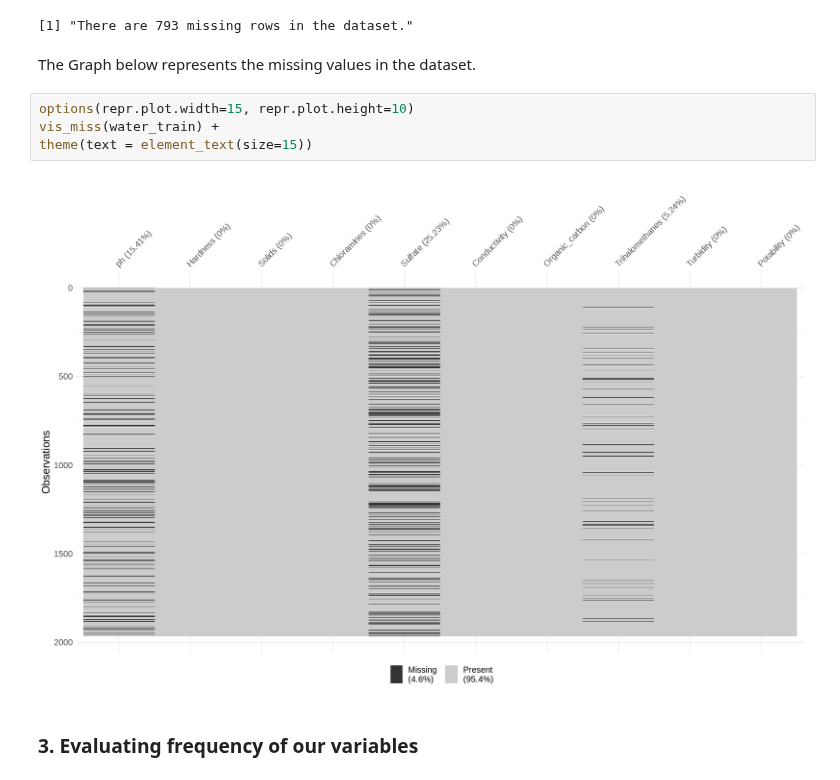
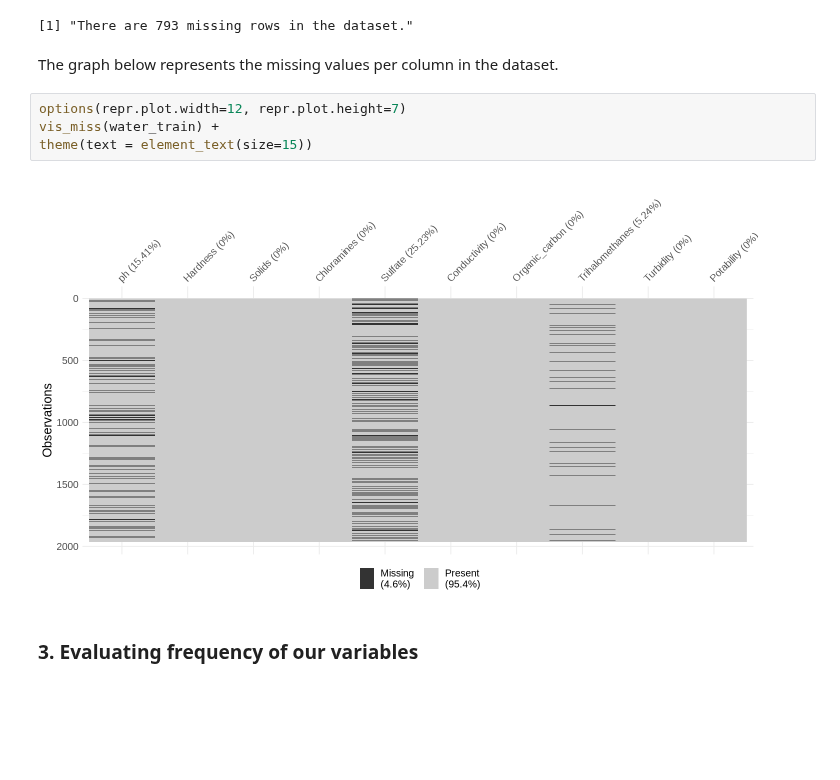
Before and after one commit to ricardoliu99/dsci100-group21, a Jupyter notebook: proposal.ipynb, the cells around one changed output. Cells and saved outputs as stored; diff of their text form; blank space fills up the shorter version.

Commit message:
Refactored histogram and boxplot code, fixed some typos

```diff
--- a/proposal.ipynb
+++ b/proposal.ipynb
@@ -164,13 +172,13 @@ A tibble: 1 × 9
 | 0 | 81.7109 | 320.9426 | 0.352 | 129 | 181.4838 | 2.2 | 0.738 | 1.45 |
 [1] "There are 793 missing rows in the dataset."
 # %% [markdown]
-The Graph below represents the missing values in the dataset.
+The graph below represents the missing values per column in the dataset.
 # %%
-options(repr.plot.width=15, repr.plot.height=10)
+options(repr.plot.width=12, repr.plot.height=7)
 vis_miss(water_train) +
 theme(text = element_text(size=15))
 # %% [output]
-[figure, old version]
+[figure, new version]
 # %% [markdown]
 ### 3. Evaluating frequency of our variables
 # %% [markdown]
```
Also changed, not shown: parts of 8 cells of this notebook.
